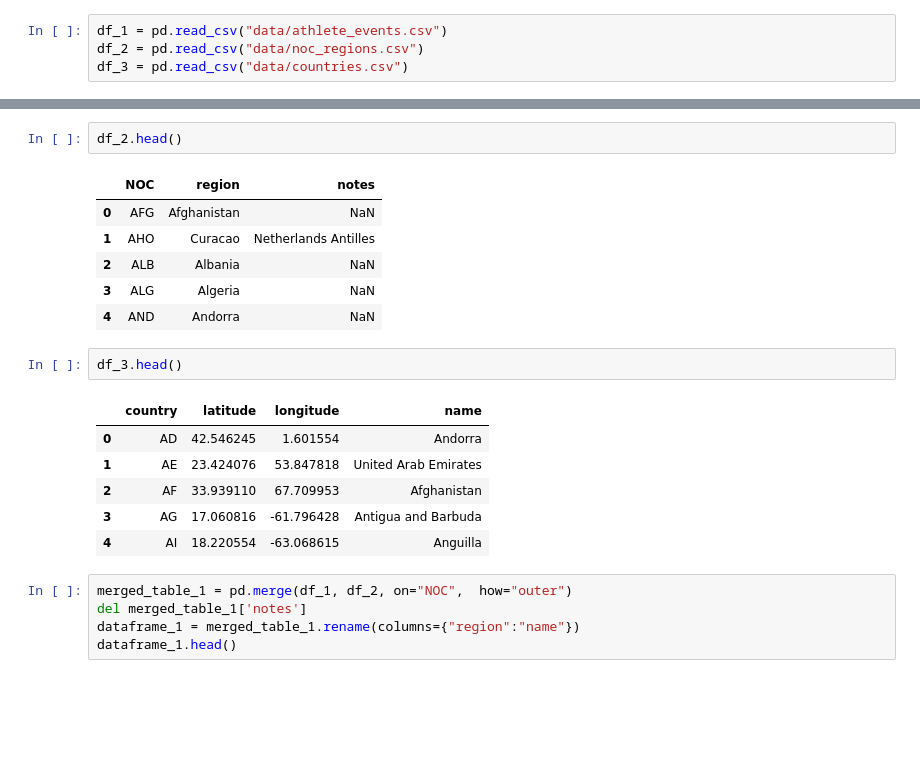
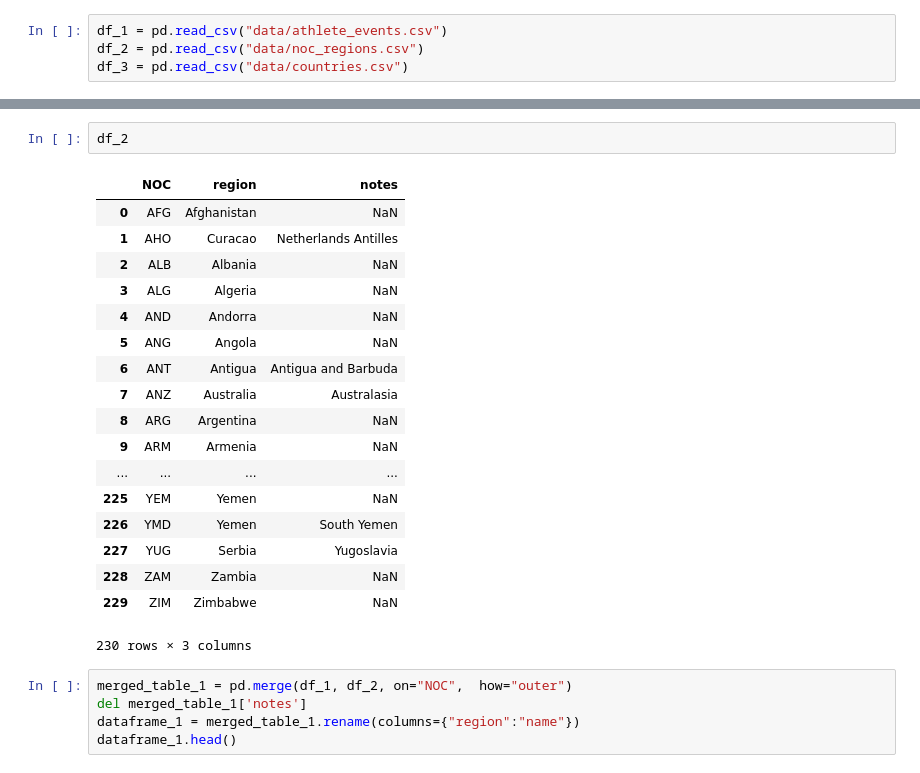
Before and after one commit to Kev-clark/Project-2, a Jupyter notebook: CVS_to_SQLite.ipynb, the cells around one changed output, grey strips where cells are left out. Drawn from its saved outputs; the diff is of its cells as text; blank space fills up the shorter version.

```diff
--- a/CVS_to_SQLite.ipynb
+++ b/CVS_to_SQLite.ipynb
@@ -16,21 +28,24 @@ df_1.head()
 # %%
-df_2.head()
+df_2
 # %% [output]
 |  | NOC | region | notes |
 | 0 | AFG | Afghanistan | NaN |
 | 1 | AHO | Curacao | Netherlands Antilles |
 | 2 | ALB | Albania | NaN |
 | 3 | ALG | Algeria | NaN |
 | 4 | AND | Andorra | NaN |
+| 5 | ANG | Angola | NaN |
+| 6 | ANT | Antigua | Antigua and Barbuda |
+| 7 | ANZ | Australia | Australasia |
+| 8 | ARG | Argentina | NaN |
+| 9 | ARM | Armenia | NaN |
+| ... | ... | ... | ... |
+| 225 | YEM | Yemen | NaN |
+| 226 | YMD | Yemen | South Yemen |
+| 227 | YUG | Serbia | Yugoslavia |
+| 228 | ZAM | Zambia | NaN |
+| 229 | ZIM | Zimbabwe | NaN |
+230 rows × 3 columns
-# %%
-df_3.head()
-# %% [output]
-|  | country | latitude | longitude | name |
-| 0 | AD | 42.546245 | 1.601554 | Andorra |
-| 1 | AE | 23.424076 | 53.847818 | United Arab Emirates |
-| 2 | AF | 33.939110 | 67.709953 | Afghanistan |
-| 3 | AG | 17.060816 | -61.796428 | Antigua and Barbuda |
-| 4 | AI | 18.220554 | -63.068615 | Anguilla |
 # %%
 merged_table_1 = pd.merge(df_1, df_2, on="NOC",  how="outer")
 del merged_table_1['notes']
```
Also changed, not shown: parts of 9 cells of this notebook, 4 other files.
